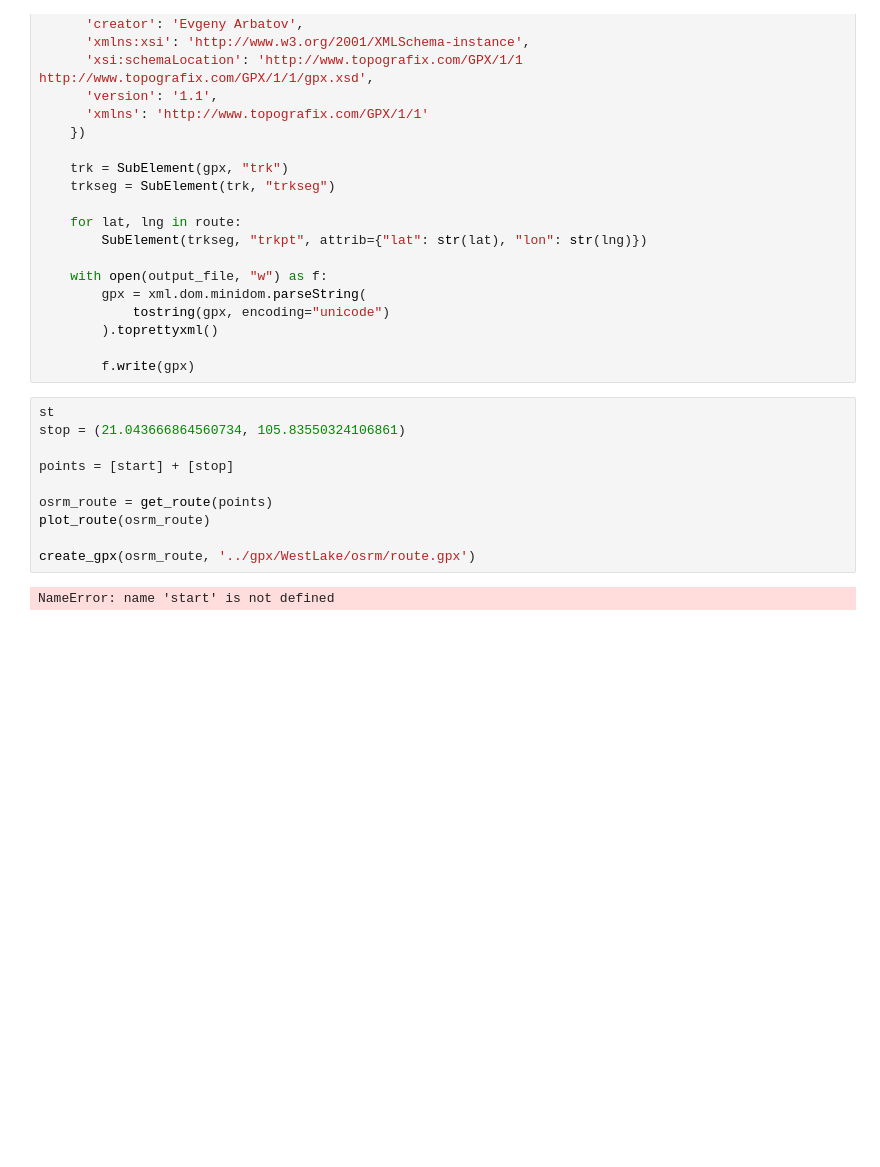
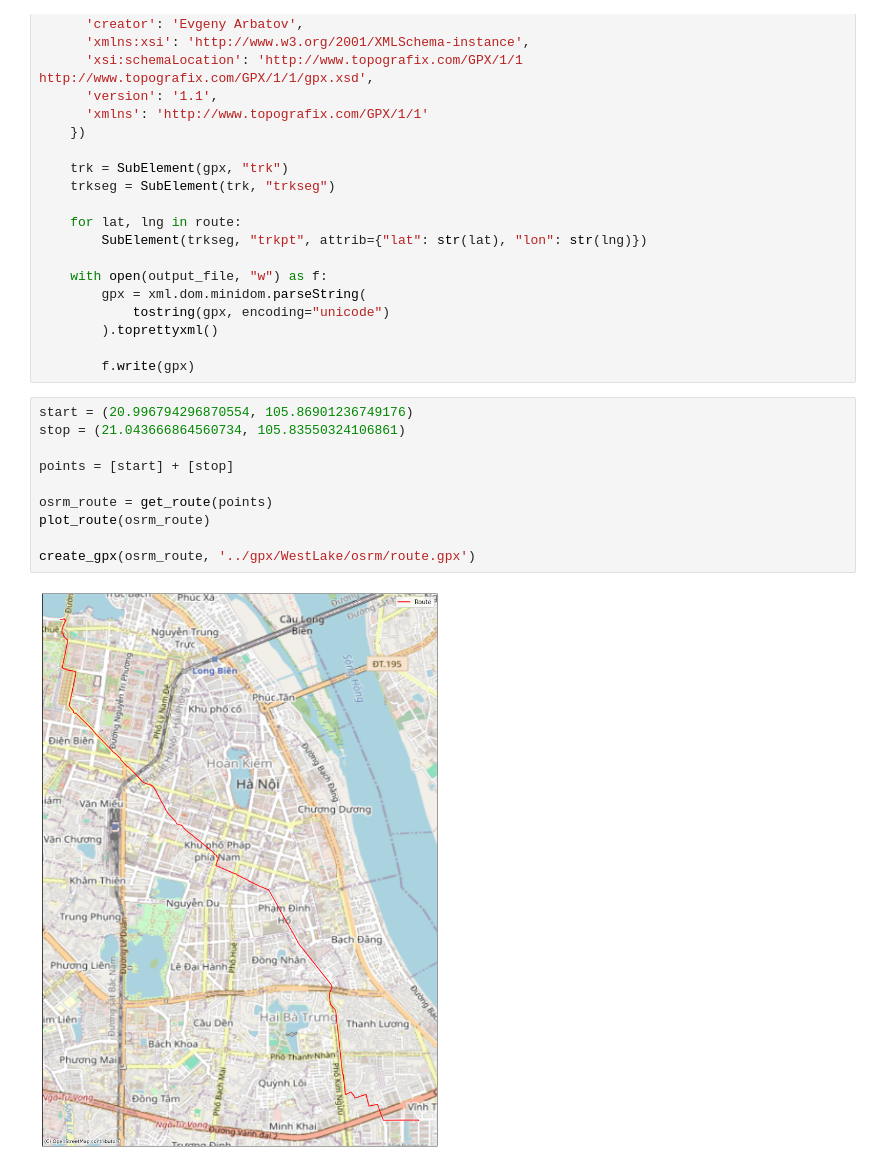
Before and after one commit to evgeniyarbatov/google-maps-osrm, a Jupyter notebook: notebooks/OSRM Route.ipynb, the cells around one changed output. Cells and saved outputs as stored; diff of their text form; blank space fills up the shorter version.

```diff
--- a/notebooks/OSRM Route.ipynb
+++ b/notebooks/OSRM Route.ipynb
@@ -69,14 +69,14 @@ def create_gpx(route, output_file):
 
         f.write(gpx)
 # %%
-st
+start = (20.996794296870554, 105.86901236749176)
 stop = (21.043666864560734, 105.83550324106861)
 
 points = [start] + [stop]
 
 osrm_route = get_route(points)
 plot_route(osrm_route)
 
 create_gpx(osrm_route, '../gpx/WestLake/osrm/route.gpx')
 # %% [output]
-NameError: name 'start' is not defined
+[figure, added]
```
Also changed, not shown: parts of 2 cells of this notebook, 6 other files.
